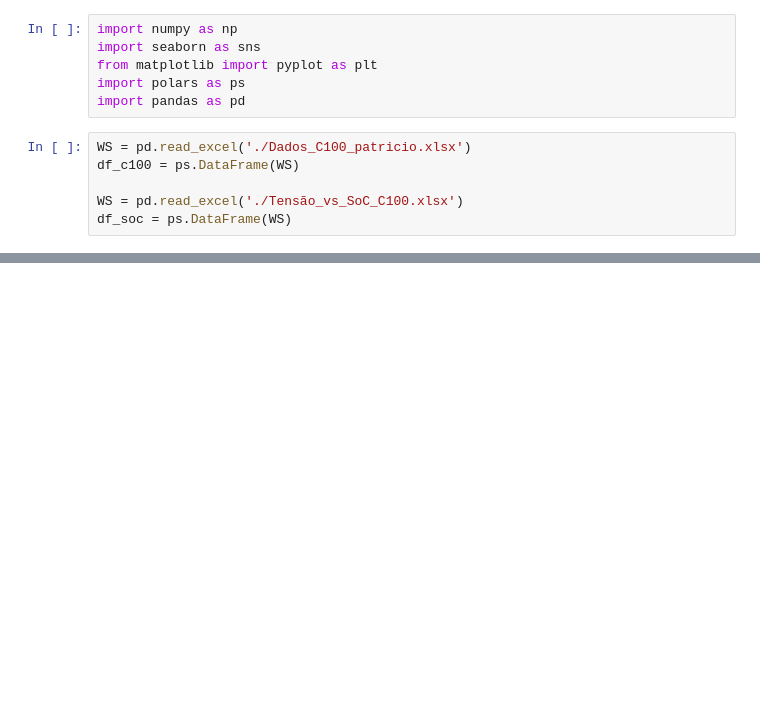
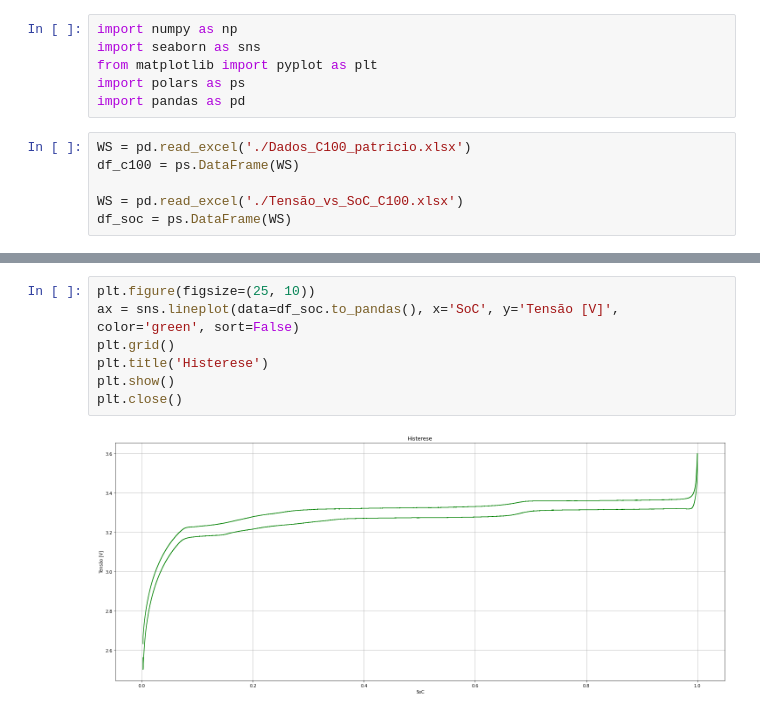
Before and after one commit to CaioMizerkowski/controle_avancado, a Jupyter notebook: TE979/plot_dados_catl.ipynb, the cells around one changed output, grey strips where cells are left out. Drawn from its saved outputs; the diff is of its cells as text; blank space fills up the shorter version.

```diff
--- a/TE979/plot_dados_catl.ipynb
+++ b/TE979/plot_dados_catl.ipynb
@@ -26,3 +58,12 @@ plt.close()
+# %%
+plt.figure(figsize=(25, 10))
+ax = sns.lineplot(data=df_soc.to_pandas(), x='SoC', y='Tensão [V]', color='green', sort=False)
+plt.grid()
+plt.title('Histerese')
+plt.show()
+plt.close()
+# %% [output]
+[figure, added]
 # %%
 plt.figure(figsize=(25, 10))
 ax = sns.lineplot(data=df_soc.to_pandas(), x='Tempo [s]', y='Tensão [V]', color='green')
```
Also changed, not shown: parts of 8 cells of this notebook, 5 other files.
